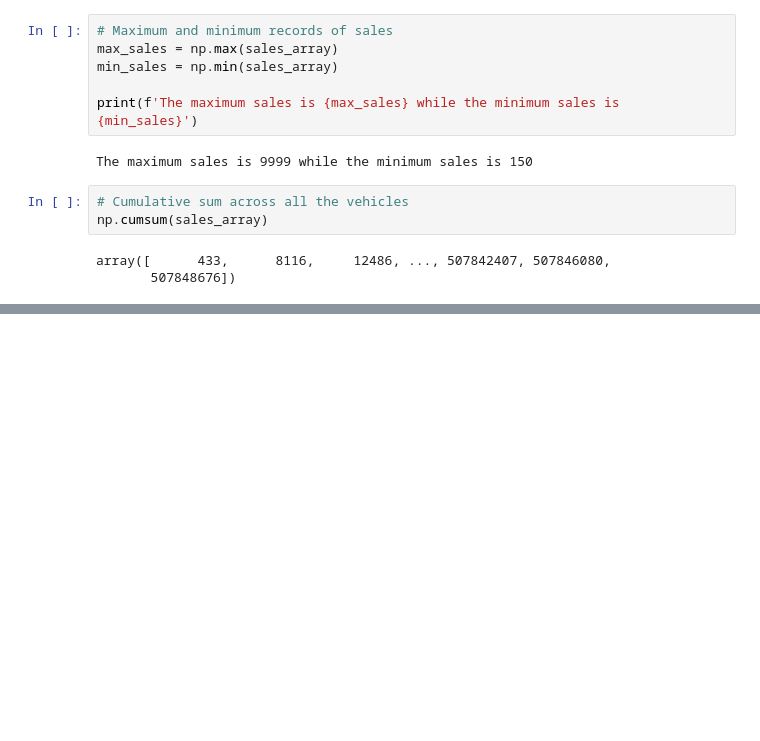
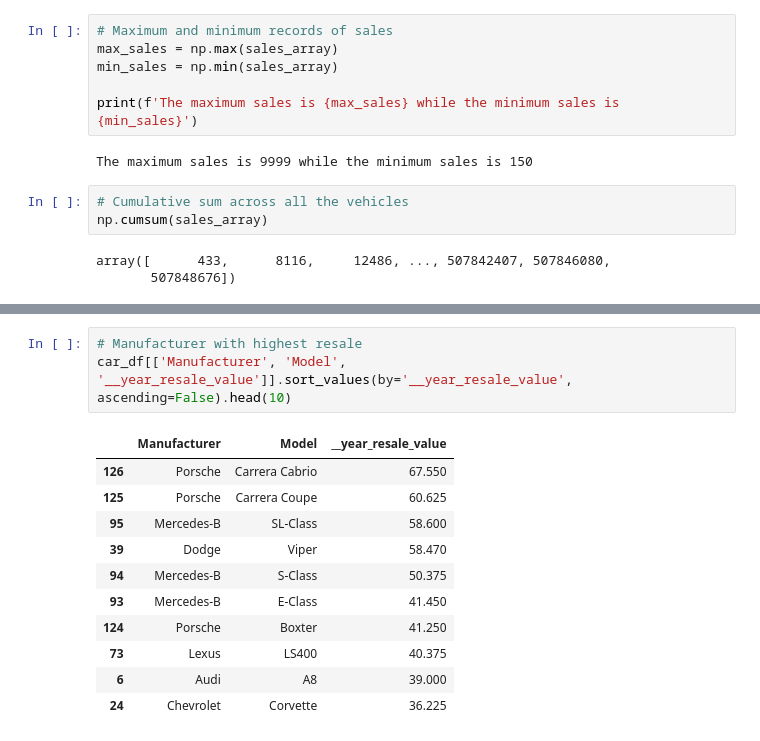
Before and after one commit to penscola/global-manufacturer-analysis, a Jupyter notebook: vehicle_sales.ipynb, the cells around one changed output, grey strips where cells are left out. Saved outputs shown, nothing was run; the diff lists cells and outputs as text; blank space fills up the shorter version.

```diff
--- a/vehicle_sales.ipynb
+++ b/vehicle_sales.ipynb
@@ -74,0 +165,15 @@ array([      433,      8116,     12486, ..., 507842407, 507846080,
+# %%
+# Manufacturer with highest resale
+car_df[['Manufacturer', 'Model', '__year_resale_value']].sort_values(by='__year_resale_value', ascending=False).head(10)
+# %% [output]
+|  | Manufacturer | Model | __year_resale_value |
+| 126 | Porsche | Carrera Cabrio | 67.550 |
+| 125 | Porsche | Carrera Coupe | 60.625 |
+| 95 | Mercedes-B | SL-Class | 58.600 |
+| 39 | Dodge | Viper | 58.470 |
+| 94 | Mercedes-B | S-Class | 50.375 |
+| 93 | Mercedes-B | E-Class | 41.450 |
+| 124 | Porsche | Boxter | 41.250 |
+| 73 | Lexus | LS400 | 40.375 |
+| 6 | Audi | A8 | 39.000 |
+| 24 | Chevrolet | Corvette | 36.225 |
```
Also changed, not shown: parts of 10 cells of this notebook.
